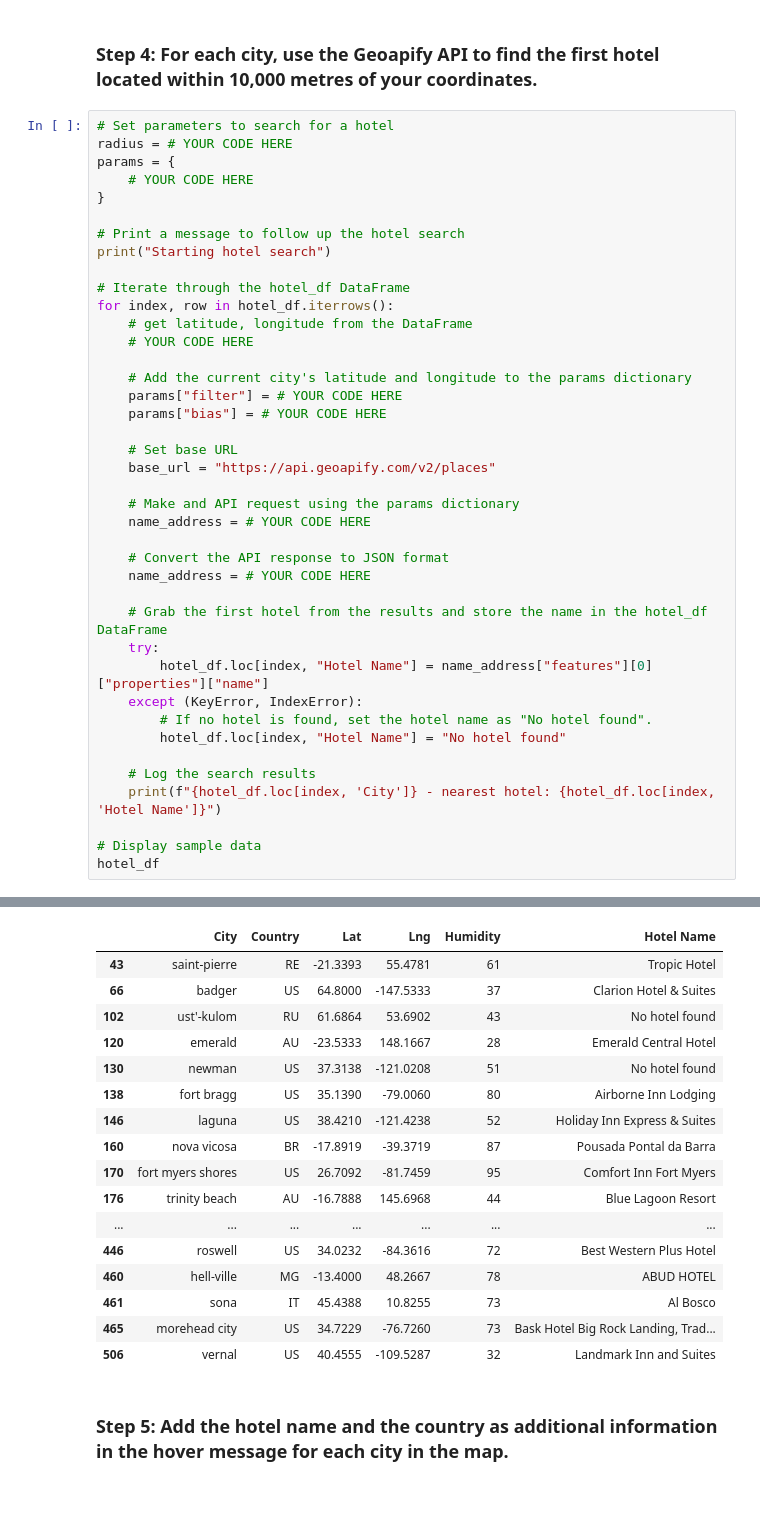
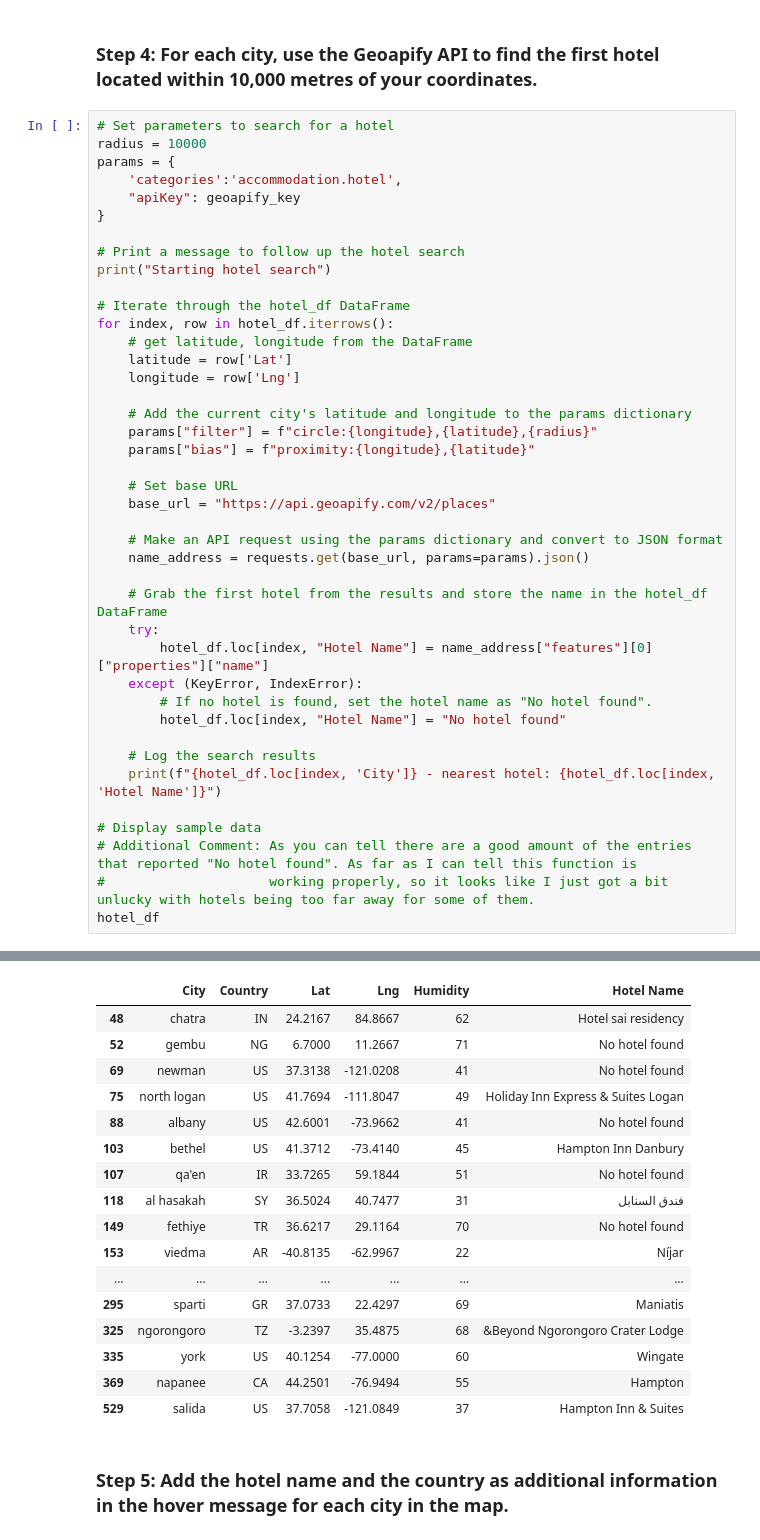
Before and after one commit to cartysw/python-api-challenge, a Jupyter notebook: VacationPy/VacationPy.ipynb, the cells around one changed output, grey strips where cells are left out. Saved outputs shown, nothing was run; the diff lists cells and outputs as text; blank space fills up the shorter version.

Commit message:
finished step 4, hotel gathering function. vacationpy roughly 85 to 90 percent complete

```diff
--- a/VacationPy/VacationPy.ipynb
+++ b/VacationPy/VacationPy.ipynb
@@ -151,9 +124,10 @@ hotel_df
 ### Step 4: For each city, use the Geoapify API to find the first hotel located within 10,000 metres of your coordinates.
 # %%
 # Set parameters to search for a hotel
-radius = # YOUR CODE HERE
+radius = 10000
 params = {
-    # YOUR CODE HERE
+    'categories':'accommodation.hotel',
+    "apiKey": geoapify_key
 }
 
 # Print a message to follow up the hotel search
@@ -162,20 +136,18 @@ print("Starting hotel search")
 # Iterate through the hotel_df DataFrame
 for index, row in hotel_df.iterrows():
     # get latitude, longitude from the DataFrame
-    # YOUR CODE HERE
+    latitude = row['Lat']
+    longitude = row['Lng']
 
     # Add the current city's latitude and longitude to the params dictionary
-    params["filter"] = # YOUR CODE HERE
-    params["bias"] = # YOUR CODE HERE
+    params["filter"] = f"circle:{longitude},{latitude},{radius}"
+    params["bias"] = f"proximity:{longitude},{latitude}"
 
     # Set base URL
     base_url = "https://api.geoapify.com/v2/places"
 
-    # Make and API request using the params dictionary
-    name_address = # YOUR CODE HERE
-
-    # Convert the API response to JSON format
-    name_address = # YOUR CODE HERE
+    # Make an API request using the params dictionary and convert to JSON format
+    name_address = requests.get(base_url, params=params).json()
 
     # Grab the first hotel from the results and store the name in the hotel_df DataFrame
     try:
@@ -188,6 +160,8 @@ for index, row in hotel_df.iterrows():
     print(f"{hotel_df.loc[index, 'City']} - nearest hotel: {hotel_df.loc[index, 'Hotel Name']}")
 
 # Display sample data
+# Additional Comment: As you can tell there are a good amount of the entries that reported "No hotel found". As far as I can tell this function is
+#                     working properly, so it looks like I just got a bit unlucky with hotels being too far away for some of them.
 hotel_df
 # %% [output]
 Starting hotel search
@@ -210,20 +184,20 @@ vernal - nearest hotel: Landmark Inn and Suites
 |  | City | Country | Lat | Lng | Humidity | Hotel Name |
-| 43 | saint-pierre | RE | -21.3393 | 55.4781 | 61 | Tropic Hotel |
-| 66 | badger | US | 64.8000 | -147.5333 | 37 | Clarion Hotel & Suites |
-| 102 | ust'-kulom | RU | 61.6864 | 53.6902 | 43 | No hotel found |
-| 120 | emerald | AU | -23.5333 | 148.1667 | 28 | Emerald Central Hotel |
-| 130 | newman | US | 37.3138 | -121.0208 | 51 | No hotel found |
-| 138 | fort bragg | US | 35.1390 | -79.0060 | 80 | Airborne Inn Lodging |
-| 146 | laguna | US | 38.4210 | -121.4238 | 52 | Holiday Inn Express & Suites |
-| 160 | nova vicosa | BR | -17.8919 | -39.3719 | 87 | Pousada Pontal da Barra |
-| 170 | fort myers shores | US | 26.7092 | -81.7459 | 95 | Comfort Inn Fort Myers |
-| 176 | trinity beach | AU | -16.7888 | 145.6968 | 44 | Blue Lagoon Resort |
+| 48 | chatra | IN | 24.2167 | 84.8667 | 62 | Hotel sai residency |
+| 52 | gembu | NG | 6.7000 | 11.2667 | 71 | No hotel found |
+| 69 | newman | US | 37.3138 | -121.0208 | 41 | No hotel found |
+| 75 | north logan | US | 41.7694 | -111.8047 | 49 | Holiday Inn Express & Suites Logan |
+| 88 | albany | US | 42.6001 | -73.9662 | 41 | No hotel found |
+| 103 | bethel | US | 41.3712 | -73.4140 | 45 | Hampton Inn Danbury |
+| 107 | qa'en | IR | 33.7265 | 59.1844 | 51 | No hotel found |
+| 118 | al hasakah | SY | 36.5024 | 40.7477 | 31 | فندق السنابل |
+| 149 | fethiye | TR | 36.6217 | 29.1164 | 70 | No hotel found |
+| 153 | viedma | AR | -40.8135 | -62.9967 | 22 | Níjar |
 | ... | ... | ... | ... | ... | ... | ... |
-| 446 | roswell | US | 34.0232 | -84.3616 | 72 | Best Western Plus Hotel |
-| 460 | hell-ville | MG | -13.4000 | 48.2667 | 78 | ABUD HOTEL |
-| 461 | sona | IT | 45.4388 | 10.8255 | 73 | Al Bosco |
-| 465 | morehead city | US | 34.7229 | -76.7260 | 73 | Bask Hotel Big Rock Landing, Trad... |
-| 506 | vernal | US | 40.4555 | -109.5287 | 32 | Landmark Inn and Suites |
+| 295 | sparti | GR | 37.0733 | 22.4297 | 69 | Maniatis |
+| 325 | ngorongoro | TZ | -3.2397 | 35.4875 | 68 | &Beyond Ngorongoro Crater Lodge |
+| 335 | york | US | 40.1254 | -77.0000 | 60 | Wingate |
+| 369 | napanee | CA | 44.2501 | -76.9494 | 55 | Hampton |
+| 529 | salida | US | 37.7058 | -121.0849 | 37 | Hampton Inn & Suites |
 # %% [markdown]
 ### Step 5: Add the hotel name and the country as additional information in the hover message for each city in the map.
 # %%
```
Also changed, not shown: parts of 2 cells of this notebook.
